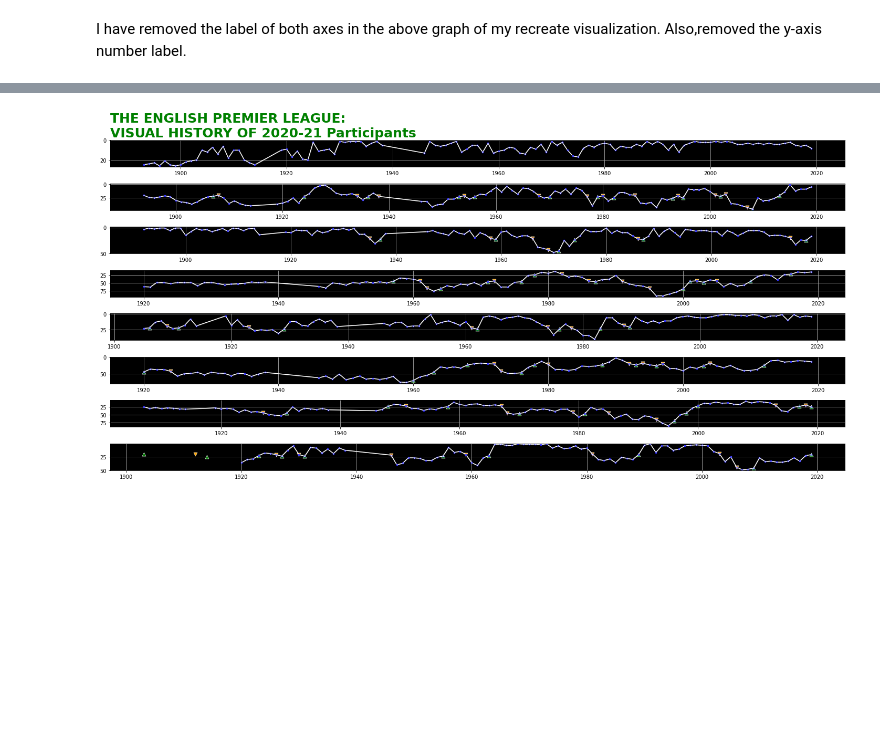
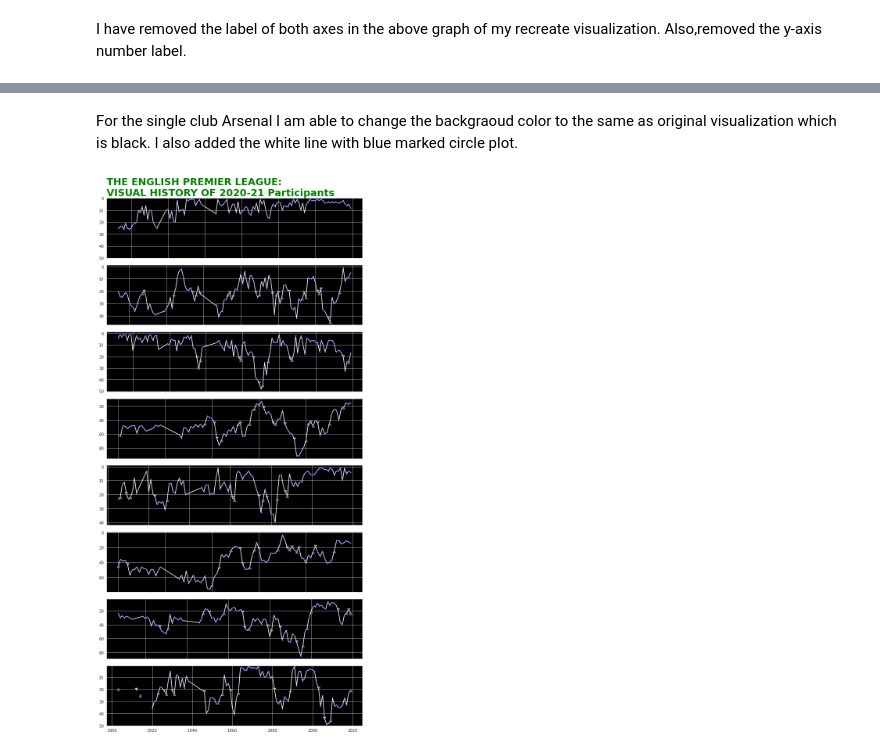
Before and after one commit to bbishal12/Quiz0, a Jupyter notebook: Final_Recreating_Masters.ipynb, the cells around one changed output, grey strips where cells are left out. Cells and saved outputs as stored; diff of their text form; code cells hidden in the pictures; blank space fills up the shorter version.

```diff
--- a/Final_Recreating_Masters.ipynb
+++ b/Final_Recreating_Masters.ipynb
@@ -28,7 +28,7 @@ from bs4 import BeautifulSoup
 import numpy as np
 import matplotlib.image as mpimg
 import matplotlib.pyplot as plt
-plt.rcParams['figure.figsize'] = (20, 10)
+plt.rcParams['figure.figsize'] = (10, 5)
 #from matplotlib.pyplot import figure
 # %% [markdown]
 ###**Pandas as a Dataframe**
@@ -233,5 +237,10 @@ plt.show()
+# %% [markdown]
+For the single club Arsenal I am able to change the backgraoud color to the same as original visualization which is black. I also added the white line with blue marked circle plot.
 # %%
 fig, ax = plt.subplots(8)
+fig.set_figheight(20)
+fig.set_figwidth(10)
+fig.set(facecolor = 'white')
 
 
 ax[0].set_title("THE ENGLISH PREMIER LEAGUE:\nVISUAL HISTORY OF 2020-21 Participants", fontsize = '25', color = 'green',fontweight='bold', loc = 'left')
@@ -242,6 +251,7 @@ ax[3].invert_yaxis()
 ax[4].invert_yaxis()
 ax[5].invert_yaxis()
 ax[6].invert_yaxis()
+
 plt.ylim(0.5,50) #y-axis with starting 50 to 1
 
 sns.lineplot(ax= ax[0] ,x = "YearStart", y= 'PositionAdjusted', color = 'white', marker= '.', markeredgecolor = 'blue' ,data = df[df.Team == 'Arsenal'])
@@ -278,41 +288,83 @@ sns.lineplot(ax = ax[6],x = "YearStart", y= 'PositionAdjusted', color = 'white',
 sns.scatterplot(ax = ax[6],x = 'YearStart', y = 'PositionAdjusted',data = df[(df.Team == 'Fulham')&(df['Special.1'] == 'Relegated')], marker = "v", color = 'orange', s = 50)
 sns.scatterplot(ax = ax[6],x = 'YearStart', y = 'PositionAdjusted',data = df[(df.Team == 'Fulham')&(df['Special.1'] == 'Promoted')], marker = "^", color = 'green', s= 50)
 ax[6].set_facecolor("Black")
 
 sns.lineplot(ax = ax[7],x = "YearStart", y= 'PositionAdjusted', color = 'white', marker= '.', markeredgecolor = 'blue' ,data = df[df.Team == 'Leeds United'])
 sns.scatterplot(ax = ax[7],x = 'YearStart', y = 'PositionAdjusted',data = df[(df.Team == 'Leeds United')&(df['Special.1'] == 'Relegated')], marker = "v", color = 'orange', s = 50)
 sns.scatterplot(ax = ax[7],x = 'YearStart', y = 'PositionAdjusted',data = df[(df.Team == 'Leeds United')&(df['Special.1'] == 'Promoted')], marker = "^", color = 'green', s= 50)
 ax[7].set_facecolor("Black")
 
-#plt.yticks([])
+ax[7].invert_yaxis()
+ax[0].tick_params(axis='x',          # changes apply to the x-axis
+    which='both',      # both major and minor ticks are affected
+    bottom=False,      # ticks along the bottom edge are off
+    top=False,         # ticks along the top edge are off
+    labelbottom=False)
 
-ax[7].invert_yaxis()
+ax[1].tick_params(axis='x',          # changes apply to the x-axis
+    which='both',      # both major and minor ticks are affected
+    bottom=False,      # ticks along the bottom edge are off
+    top=False,         # ticks along the top edge are off
+    labelbottom=False)
+
+ax[2].tick_params(axis='x',          # changes apply to the x-axis
+    which='both',      # both major and minor ticks are affected
+    bottom=False,      # ticks along the bottom edge are off
+    top=False,         # ticks along the top edge are off
+    labelbottom=False)
+
+ax[3].tick_params(axis='x',          # changes apply to the x-axis
+    which='both',      # both major and minor ticks are affected
+    bottom=False,      # ticks along the bottom edge are off
+    top=False,         # ticks along the top edge are off
+    labelbottom=False)
+
+ax[4].tick_params(axis='x',          # changes apply to the x-axis
+    which='both',      # both major and minor ticks are affected
+    bottom=False,      # ticks along the bottom edge are off
+    top=False,         # ticks along the top edge are off
+    labelbottom=False)
+
+ax[5].tick_params(axis='x',          # changes apply to the x-axis
+    which='both',      # both major and minor ticks are affected
+    bottom=False,      # ticks along the bottom edge are off
+    top=False,         # ticks along the top edge are off
+    labelbottom=False)
+
+ax[6].tick_params(axis='x',          # changes apply to the x-axis
+    which='both',      # both major and minor ticks are affected
+    bottom=False,      # ticks along the bottom edge are off
+    top=False,         # ticks along the top edge are off
+    labelbottom=False)
+ax[0].set(ylim = [50,0])
+
+
 
 ax[0].set(ylabel = "")   # remove the label on the y-axis
 ax[1].set(ylabel = "")
 ax[2].set(ylabel = "")
 ax[3].set(ylabel = "")
 ax[4].set(ylabel = "")
 ax[5].set(ylabel = "")
 ax[6].set(ylabel = "")
 ax[7].set(ylabel = "")
 ax[0].set(xlabel = "")
 ax[1].set(xlabel = "")
 ax[2].set(xlabel = "")
 ax[3].set(xlabel = "")
 ax[4].set(xlabel = "")
 ax[5].set(xlabel = "")
 ax[6].set(xlabel = "")
 ax[7].set(xlabel = "")
-ax[0].grid()
-ax[1].grid()
-ax[2].grid()
-ax[3].grid()
-ax[4].grid()
-ax[5].grid()
-ax[6].grid()
-ax[7].grid()
+ax[0].grid(True)
+ax[1].grid(True)
+ax[2].grid(True)
+ax[3].grid(True)
+ax[4].grid(True)
+ax[5].grid(True)
+ax[6].grid(True)
+ax[7].grid(True)
 
 plt.show()
 # %% [output]
-[figure, old version]
+[figure, new version]
```
Also changed, not shown: parts of 15 cells of this notebook.
